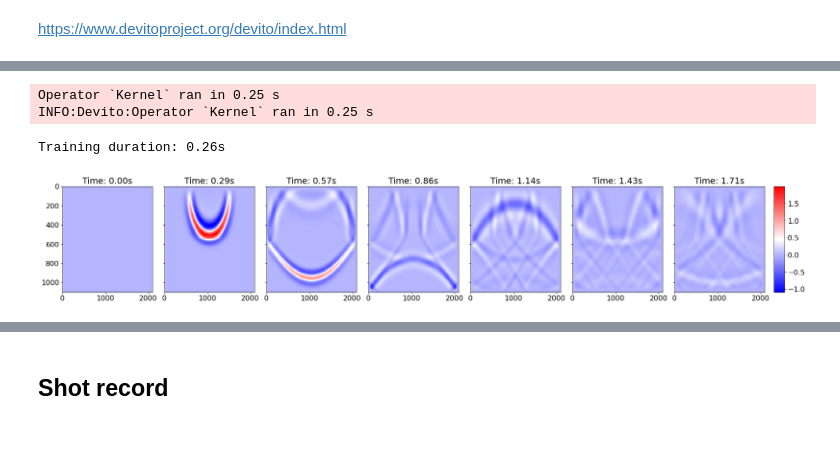
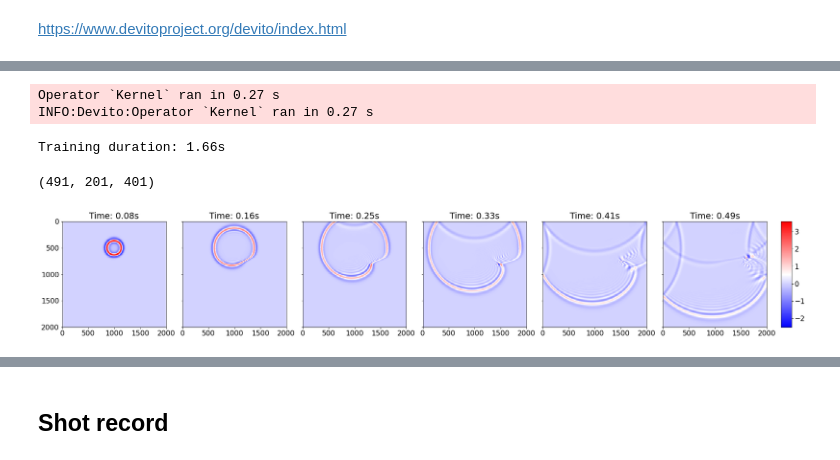
Before and after one commit to StephenTGibson/COMP527-colabNotebooks, a Jupyter notebook: COMP702-MScProject/Devito_FD_2D_wave_equation.ipynb, the cells around one changed output, grey strips where cells are left out. Drawn from its saved outputs; the diff is of its cells as text; code cells hidden in the pictures.

```diff
--- a/COMP702-MScProject/Devito_FD_2D_wave_equation.ipynb
+++ b/COMP702-MScProject/Devito_FD_2D_wave_equation.ipynb
@@ -61,0 +74,10 @@ INFO:Devito:Operator `pad_vp` ran in 0.01 s
+# %%
+model = Model(vp=v, origin=origin, shape=shape, spacing=spacing,
+              space_order=2, nbl=absorbingLayer, bcs="damp")
+
+t0 = 0.  ### MILLISECONDS ###
+# dt = 1e-1 ### MILLISECONDS ###
+dt = model.critical_dt
+T = 0.5e3 ### MILLISECONDS ###
+nt = T / dt
+time_range = TimeAxis(start=t0, stop=T, step=dt)
@@ -95,39 +120,49 @@ endTime = perf_counter()
 # print total training time
 print(f'Training duration: {(endTime-startTime):.2f}s')
 
-# create arrays for plotting
-x = np.arange(0, nxTrue*dx, dx)
-y = np.arange(0, nzTrue*dz, dz)
+uInterior = u.data[:,
+                   absorbingLayer:u.data.shape[1]-absorbingLayer,
+                   absorbingLayer:u.data.shape[2]-absorbingLayer
+                   ].copy()
+uInterior.shape
 # %% [output]
-Operator `Kernel` ran in 0.25 s
-INFO:Devito:Operator `Kernel` ran in 0.25 s
+Operator `Kernel` ran in 0.27 s
+INFO:Devito:Operator `Kernel` ran in 0.27 s
-Training duration: 0.26s
+Training duration: 1.66s
+(491, 201, 401)
 # %%
-numPlots = 7
+numPlots = 6
+
+# create arrays for plotting
+# x = np.arange(0, nxTrue*dx, dx)
+# y = np.arange(0, nzTrue*dz, dz)
+
+x = np.arange(0, nx*dx, dx)
+y = np.arange(0, nz*dz, dz)
+
+# create normaliser for colorbar
+plotData = np.empty(0)
+for num in range(numPlots):
+    plotData = np.append(plotData, np.array(uInterior[num*int(uInterior.shape[0]/numPlots)]))
+norm = matplotlib.colors.Normalize(plotData.min(), plotData.max())
+
+cmap = matplotlib.cm.get_cmap('bwr')
+mapping = matplotlib.cm.ScalarMappable(norm=norm, cmap=cmap)
 
 fig, axs = plt.subplots(1, numPlots,
                         figsize=(24, 4),
                         constrained_layout=True,
                         sharey=True,
                         )
-
-# create normaliser for colorbar
-plotData = np.empty(0)
-for num in range(numPlots):
-    plotData = np.append(plotData, np.array(u.data[num*int(u.data.shape[0]/numPlots)]))
-norm = matplotlib.colors.Normalize(plotData.min(), plotData.max())
-
-cmap = matplotlib.cm.get_cmap('bwr')
-mapping = matplotlib.cm.ScalarMappable(norm=norm, cmap=cmap)
+axs[0].invert_yaxis()
 
 for idx, ax in enumerate(axs):
     # print(idx*int(u.data.shape[0]/numPlots) * (T / u.data.shape[0]))
-    plot = ax.pcolormesh(x, y, np.array(u.data[idx*int(u.data.shape[0]/numPlots)].T ), norm=norm, cmap='bwr')
-    ax.invert_yaxis()
-    ax.set_title(f'Time: {1e-3 * idx*int(u.data.shape[0]/numPlots) * (T / u.data.shape[0]):.2f}s')
+    plot = ax.pcolormesh(x, y, np.array(uInterior[(idx+1)*int(uInterior.shape[0]/numPlots)] ), norm=norm, cmap='bwr')
+    ax.set_title(f'Time: {1e-3 * (idx+1)*int(uInterior.shape[0]/numPlots) * (T / uInterior.shape[0]):.2f}s')
 
 fig.colorbar(mapping, aspect=60)
 
 plt.show()
 # %% [output]
-[figure, old version]
+[figure, new version]
```
Also changed, not shown: parts of 9 cells of this notebook.
